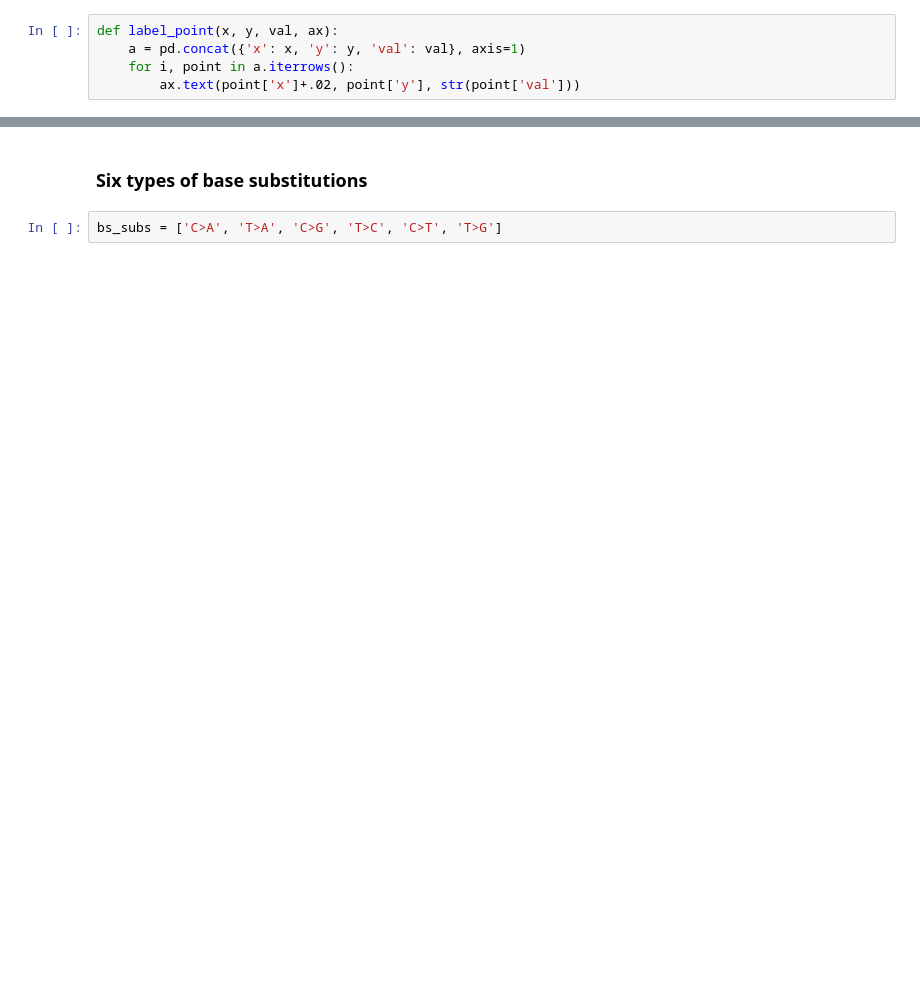
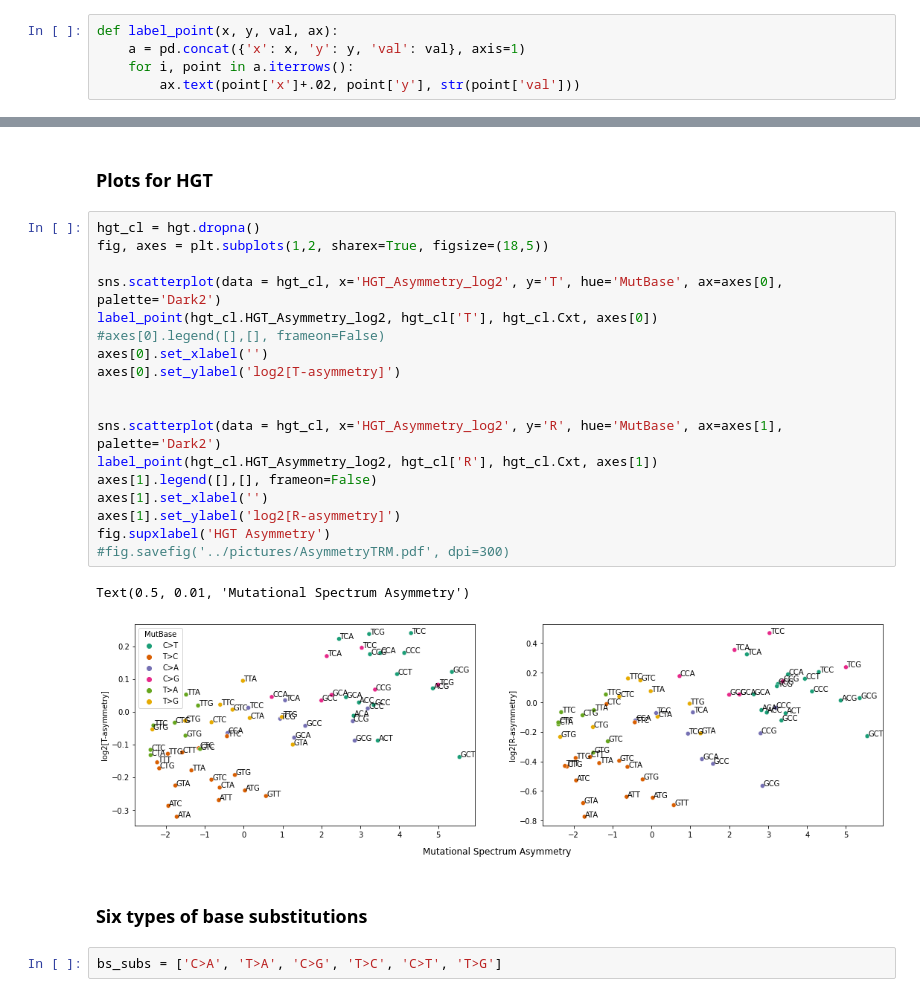
Before and after one commit to mitoclub/mtdna-192component-mutspec-chordata, a Jupyter notebook: scripts/asymmetry_TR.ipynb, the cells around one changed output, grey strips where cells are left out. Saved outputs shown, nothing was run; the diff lists cells and outputs as text; blank space fills up the shorter version.

```diff
--- a/scripts/asymmetry_TR.ipynb
+++ b/scripts/asymmetry_TR.ipynb
@@ -116,3 +181,26 @@ final_asymmetry.to_csv('../data/asymmetry_mutspec.csv', index=False)
+# %% [markdown]
+### Plots for HGT
+# %%
+hgt_cl = hgt.dropna()
+fig, axes = plt.subplots(1,2, sharex=True, figsize=(18,5))
+
+sns.scatterplot(data = hgt_cl, x='HGT_Asymmetry_log2', y='T', hue='MutBase', ax=axes[0], palette='Dark2')
+label_point(hgt_cl.HGT_Asymmetry_log2, hgt_cl['T'], hgt_cl.Cxt, axes[0])
+#axes[0].legend([],[], frameon=False)
+axes[0].set_xlabel('')
+axes[0].set_ylabel('log2[T-asymmetry]')
+
+
+sns.scatterplot(data = hgt_cl, x='HGT_Asymmetry_log2', y='R', hue='MutBase', ax=axes[1], palette='Dark2')
+label_point(hgt_cl.HGT_Asymmetry_log2, hgt_cl['R'], hgt_cl.Cxt, axes[1])
+axes[1].legend([],[], frameon=False)
+axes[1].set_xlabel('')
+axes[1].set_ylabel('log2[R-asymmetry]')
+fig.supxlabel('HGT Asymmetry')
+#fig.savefig('../pictures/AsymmetryTRM.pdf', dpi=300)
+# %% [output]
+Text(0.5, 0.01, 'Mutational Spectrum Asymmetry')
+[figure, added]
 # %% [markdown]
 ### Six types of base substitutions
 # %%
```
Also changed, not shown: parts of 20 cells of this notebook, 1 other file.
